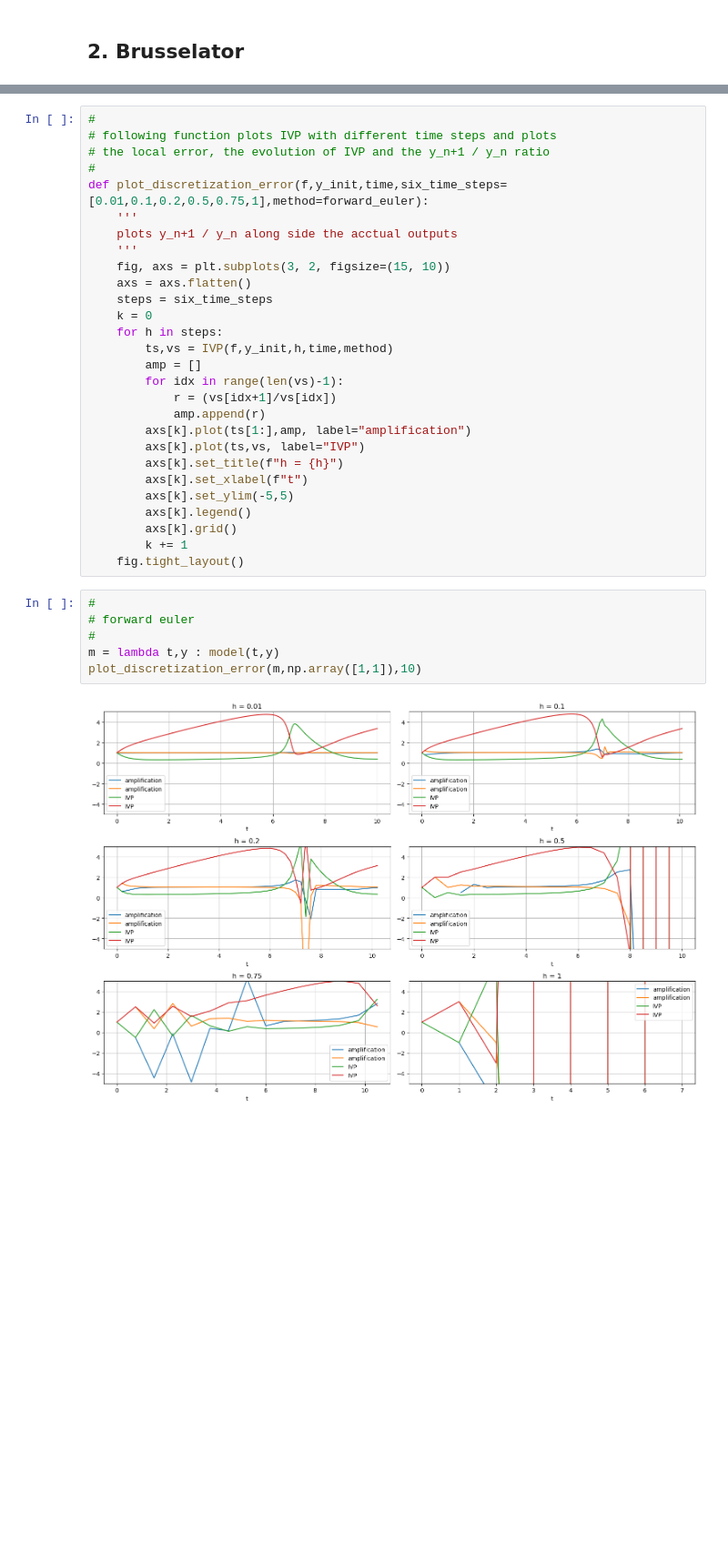
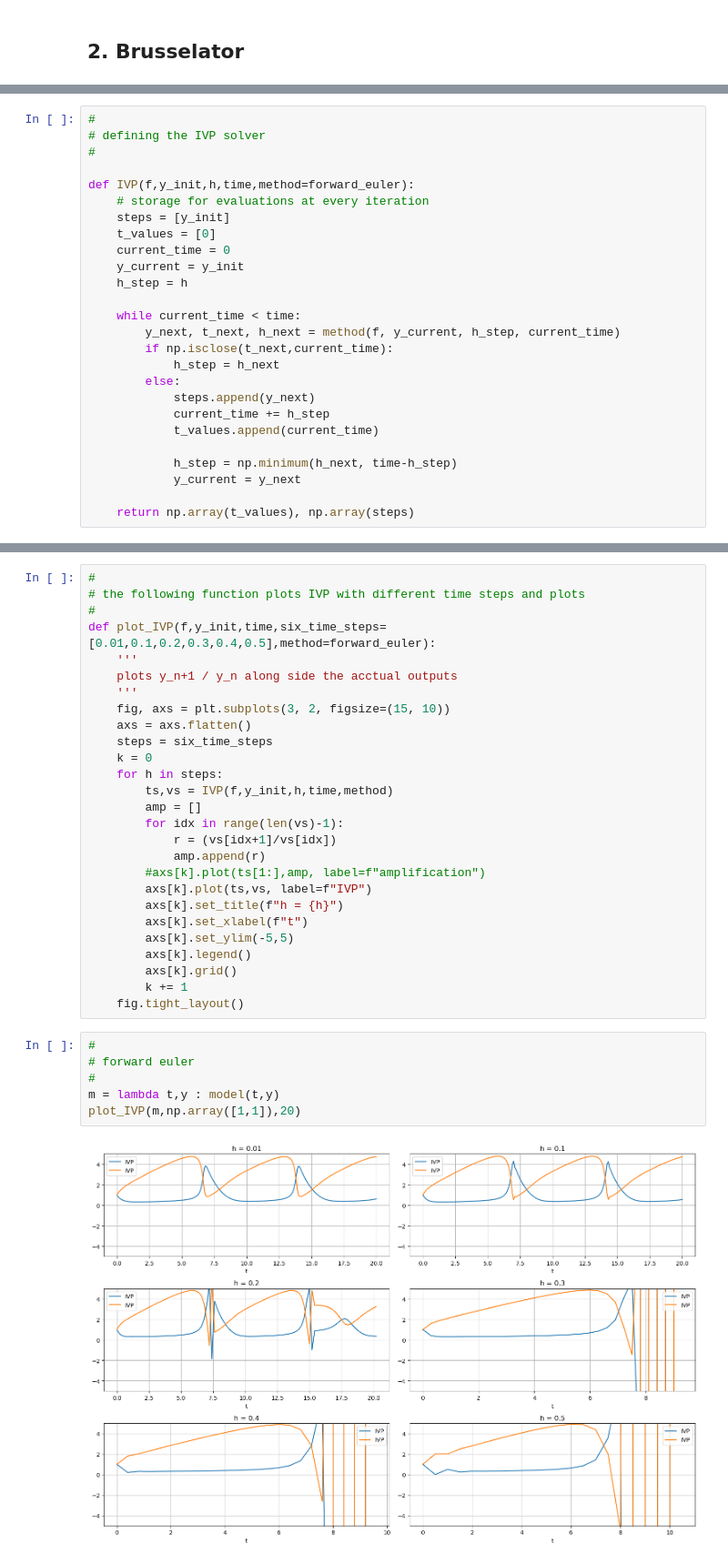
Before and after one commit to VogelBenjamin/Integration-of-Stiff-ODEs, a Jupyter notebook: Integration of stiff ODE-Brusselator.ipynb, the cells around one changed output, grey strips where cells are left out. Shown at 91% size. Drawn from its saved outputs; the diff is of its cells as text; blank space fills up the shorter version.

Commit message:
Implementation of methods + Partial answers
Implemented RK-4 and Embedded RK-3.
Plotted IVP for each method using different step sizes.
Plotted stability region for all methods.

```diff
--- a/Integration of stiff ODE-Brusselator.ipynb
+++ b/Integration of stiff ODE-Brusselator.ipynb
@@ -116,0 +135,26 @@ def IVP(f,y_init,h,time,method=forward_euler):
+# %%
+#
+# defining the IVP solver
+#
+
+def IVP(f,y_init,h,time,method=forward_euler):
+    # storage for evaluations at every iteration
+    steps = [y_init]
+    t_values = [0]
+    current_time = 0
+    y_current = y_init
+    h_step = h
+
+    while current_time < time:
+        y_next, t_next, h_next = method(f, y_current, h_step, current_time)
+        if np.isclose(t_next,current_time):
+            h_step = h_next
+        else:
+            steps.append(y_next)
+            current_time += h_step
+            t_values.append(current_time)
+
+            h_step = np.minimum(h_next, time-h_step)
+            y_current = y_next
+
+    return np.array(t_values), np.array(steps)
@@ -119,9 +181,8 @@ def IVP(f,y_init,h,time,method=forward_euler):
 # %%
 #
-# following function plots IVP with different time steps and plots
-# the local error, the evolution of IVP and the y_n+1 / y_n ratio
+# the following function plots IVP with different time steps and plots
 #
-def plot_discretization_error(f,y_init,time,six_time_steps=[0.01,0.1,0.2,0.5,0.75,1],method=forward_euler):
+def plot_IVP(f,y_init,time,six_time_steps=[0.01,0.1,0.2,0.3,0.4,0.5],method=forward_euler):
     '''
     plots y_n+1 / y_n along side the acctual outputs
     '''
@@ -135,8 +196,8 @@ def plot_discretization_error(f,y_init,time,six_time_steps=[0.01,0.1,0.2,0.5,0.7
         for idx in range(len(vs)-1):
             r = (vs[idx+1]/vs[idx])
             amp.append(r)
-        axs[k].plot(ts[1:],amp, label="amplification")
-        axs[k].plot(ts,vs, label="IVP")
+        #axs[k].plot(ts[1:],amp, label=f"amplification")
+        axs[k].plot(ts,vs, label=f"IVP")
         axs[k].set_title(f"h = {h}")
         axs[k].set_xlabel(f"t")
         axs[k].set_ylim(-5,5)
@@ -147,8 +208,8 @@ def plot_discretization_error(f,y_init,time,six_time_steps=[0.01,0.1,0.2,0.5,0.7
 # %%
 #
 # forward euler
 #
 m = lambda t,y : model(t,y)
-plot_discretization_error(m,np.array([1,1]),10)
+plot_IVP(m,np.array([1,1]),20)
 # %% [output]
-[figure, old version]
+[figure, new version]
```
Also changed, not shown: parts of 45 cells of this notebook.
